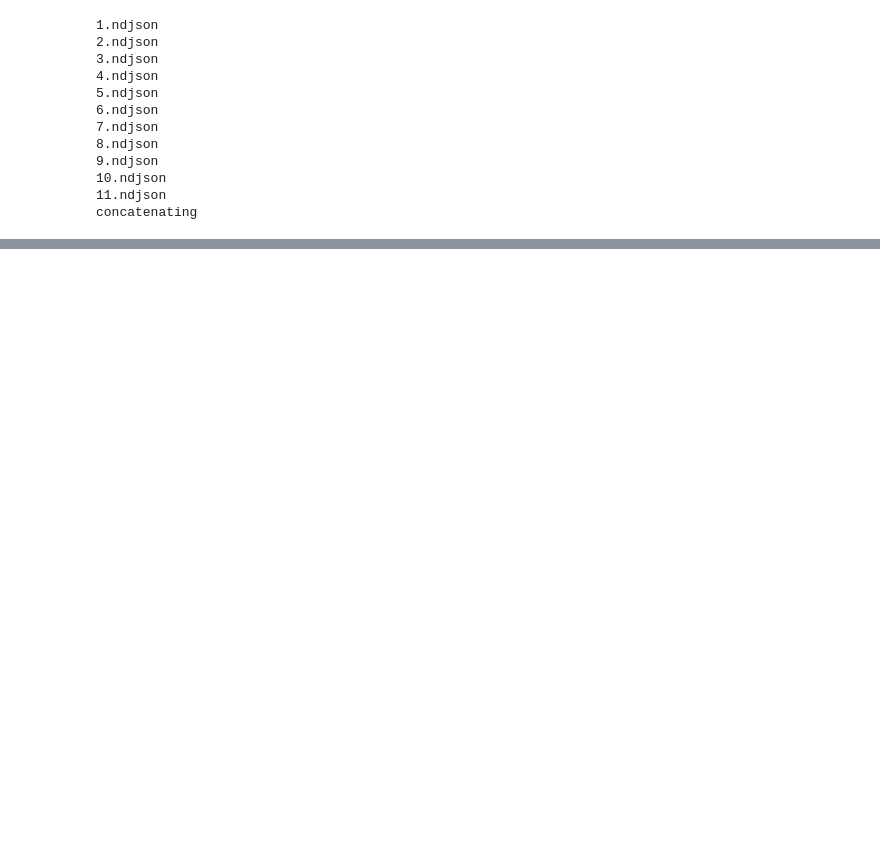
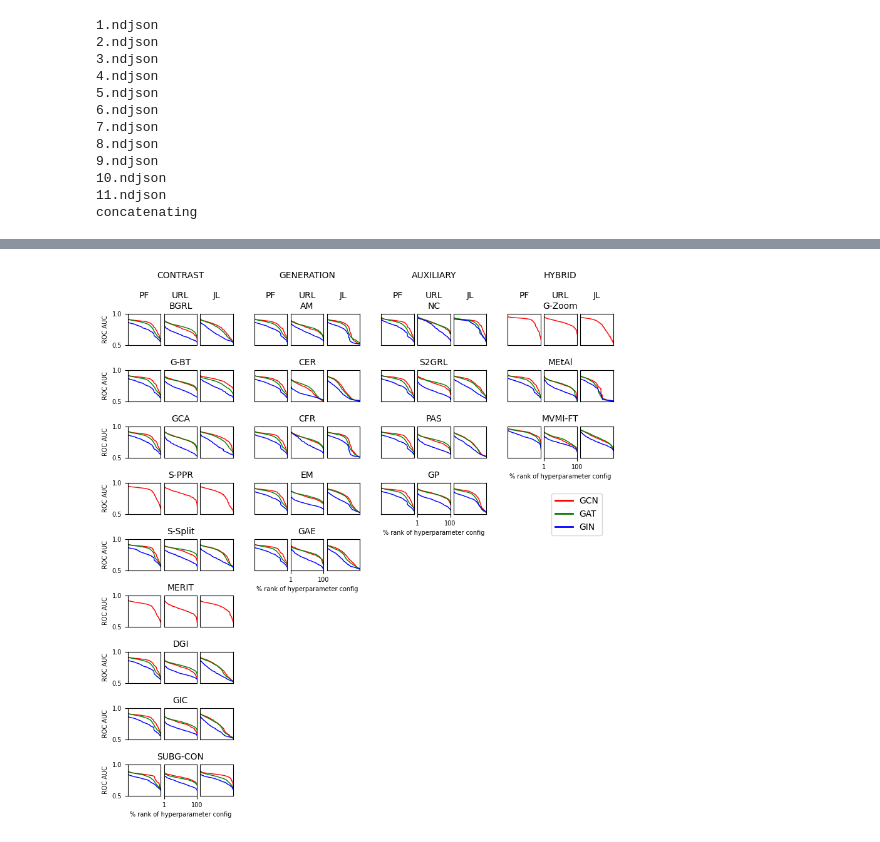
Before and after one commit to ITU-Thesis/graphworld, a Jupyter notebook: evaluation/hyperparameter_perf_drop.ipynb, the cells around one changed output, grey strips where cells are left out. Drawn from its saved outputs; the diff is of its cells as text; code cells hidden in the pictures; blank space fills up the shorter version.

Commit message:
extra hyperparameter dropoff plot for appendix

```diff
--- a/evaluation/hyperparameter_perf_drop.ipynb
+++ b/evaluation/hyperparameter_perf_drop.ipynb
@@ -201,6 +160,0 @@ best_configurations_all["GAT_AttributeMask_JL"]
-# %%
-for ts in ["JL"]:
-    for ssl_model in SSL_MODELS:
-        for encoder in ENCODERS:
-            model = f"{encoder}_{ssl_model}_{ts}"
-            print(f'{model}: {len(best_configurations_all[model])}')
@@ -243,0 +161,57 @@ test["GAT_AttributeMask_JL"]
+# %%
+import matplotlib.gridspec as gridspec
+from constants import CONTRAST_ALL, GENERATION_ALL, AUXILIARY_ALL, HYBRID_ALL, model_abbreviations
+
+fig = plt.figure(figsize=(10, 10))
+outer = gridspec.GridSpec(9, 4, wspace=0.2, hspace=0.8)
+for i, (ssl_models, title) in enumerate(zip([CONTRAST_ALL, GENERATION_ALL, AUXILIARY_ALL, HYBRID_ALL], ["CONTRAST","GENERATION", "AUXILIARY", "HYBRID"])):
+    for j, ssl_model in enumerate(ssl_models):
+        inner = gridspec.GridSpecFromSubplotSpec(1, 3, subplot_spec=outer[j, i], wspace=0.1, hspace=0.4)
+        for k, ts in enumerate(TRAINING_SCHEMES):
+            ax = plt.Subplot(fig, inner[k])
+            if k == 1 and j == 0:
+                ax.set_title(f"{title}\n\n{ts}\n{model_abbreviations[ssl_model]}", fontsize=10)
+            elif k == 1:
+                ax.set_title(f"{model_abbreviations[ssl_model]}", fontsize=10)
+            elif j == 0:
+                ax.set_title(f"{ts}\n", fontsize=10)
+
+            if k == 1 and j == len(ssl_models)-1:
+                ax.set_xticks([1, 100])
+                ax.set_xticklabels([1, 100], fontsize=7)
+                ax.set_xlabel("% rank of hyperparameter config", fontsize=7)
+            else:
+                ax.set_xticks([])
+
+            if k == 0 and i == 0:
+                ax.set_ylabel("ROC AUC", fontsize=7)
+                ax.set_yticks([0.5, 1.0])
+                ax.set_yticklabels([0.5, 1.0], fontsize=7)
+            else:
+                ax.set_yticks([])
+
+            ax.set_xlim(1, 100)
+            ax.set_ylim(0.5, 1.0)
+
+            fig.add_subplot(ax)
+
+            for encoder in ENCODERS:
+                model = f'{encoder}_{ssl_model}_{ts}'
+                if model in best_configurations_all.keys():
+                    configurations = best_configurations_all[model]
+                    metric = configurations[f'{model}_{TEST_METRIC}']
+                    percent_rank = np.arange(0, metric.shape[0]) / metric.shape[0] * 100
+                    encoder_perf[encoder] = percent_rank, metric
+                    ax.plot(percent_rank+1, metric, label=encoder, color=ENCODER_COLORS[encoder], linewidth=1)
+
+
+
+# Final plotting details
+handles, labels = plt.gca().get_legend_handles_labels()
+by_label = OrderedDict(zip(labels, handles))
+leg = plt.legend(by_label.values(), by_label.keys(), bbox_to_anchor=(0.8, -1))
+for legobj in leg.legendHandles:
+    legobj.set_linewidth(2.0)
+plt.show()
+# %% [output]
+[figure, added]
```
Also changed, not shown: parts of 6 cells of this notebook.
